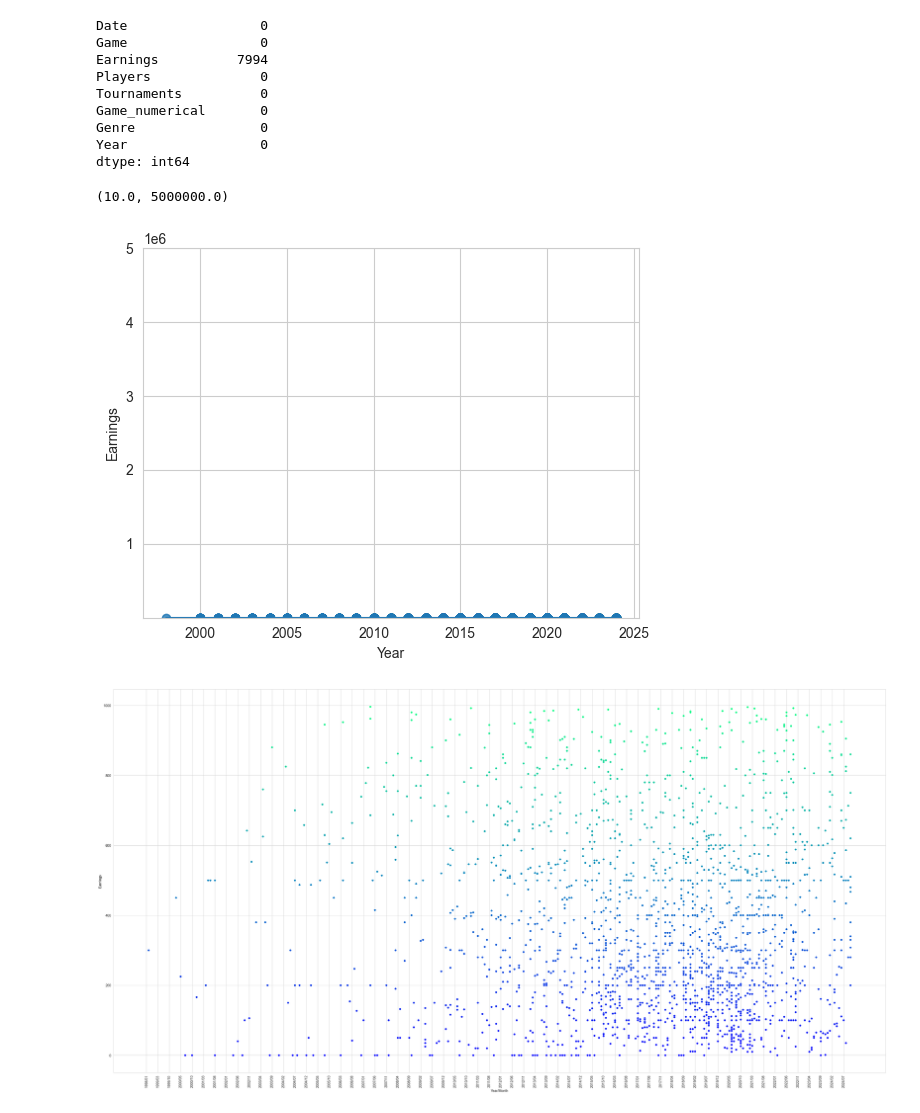
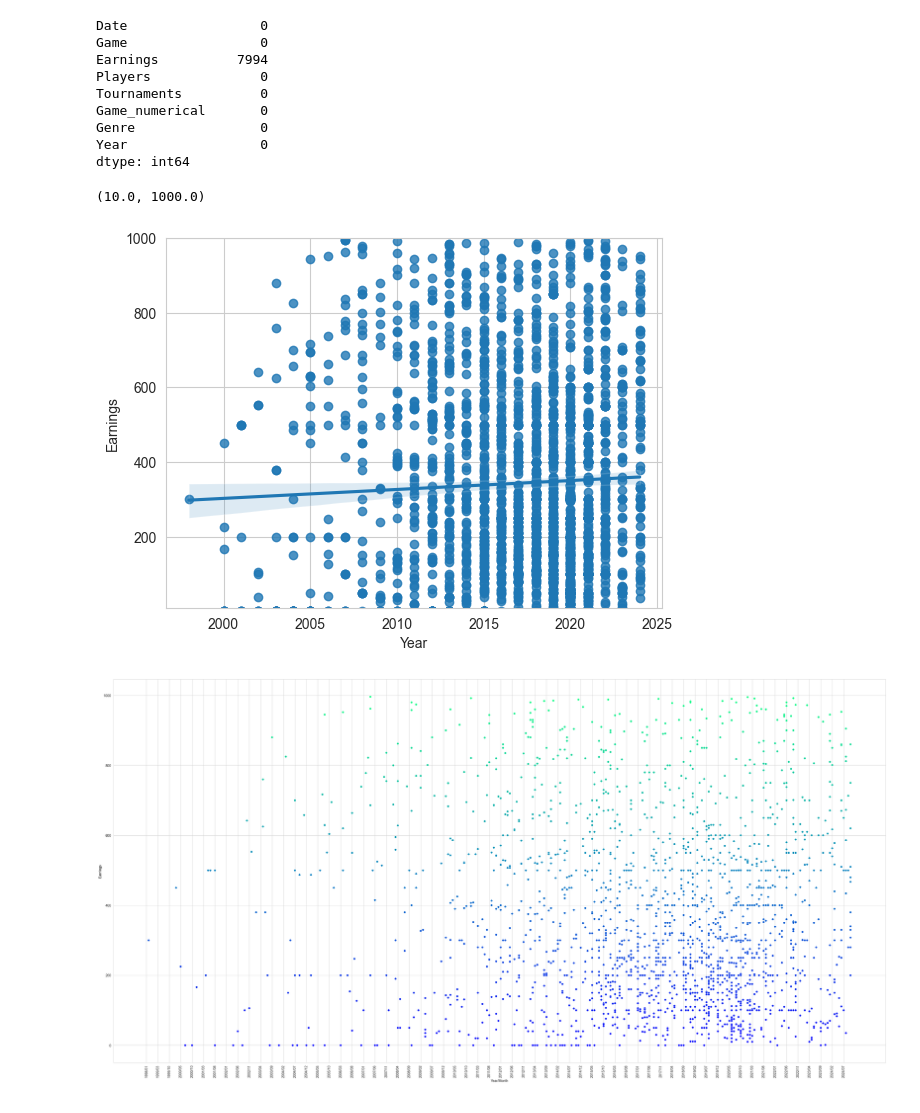
Before and after one commit to AndreasL85/pyprojektarbete, a Jupyter notebook: esports.ipynb, the cells around one changed output. Cells and saved outputs as stored; diff of their text form; code cells hidden in the pictures.

```diff
--- a/esports.ipynb
+++ b/esports.ipynb
@@ -126,10 +126,10 @@ dtype: int64
 # %%
 sns.set_style("whitegrid")
 axes = sns.regplot(x=data.Year, y=data.Earnings)
-axes.set_ylim(10, 5000000)
+axes.set_ylim(10, 1000)
 # %% [output]
-(10.0, 5000000.0)
+(10.0, 1000.0)
-[figure, old version]
+[figure, new version]
 # %%
 data["YearMonth"] = data["Date"].dt.strftime("%Y/%m")
 plt.figure(figsize=(40, 20))
```
Also changed, not shown: parts of 1 cell of this notebook.
